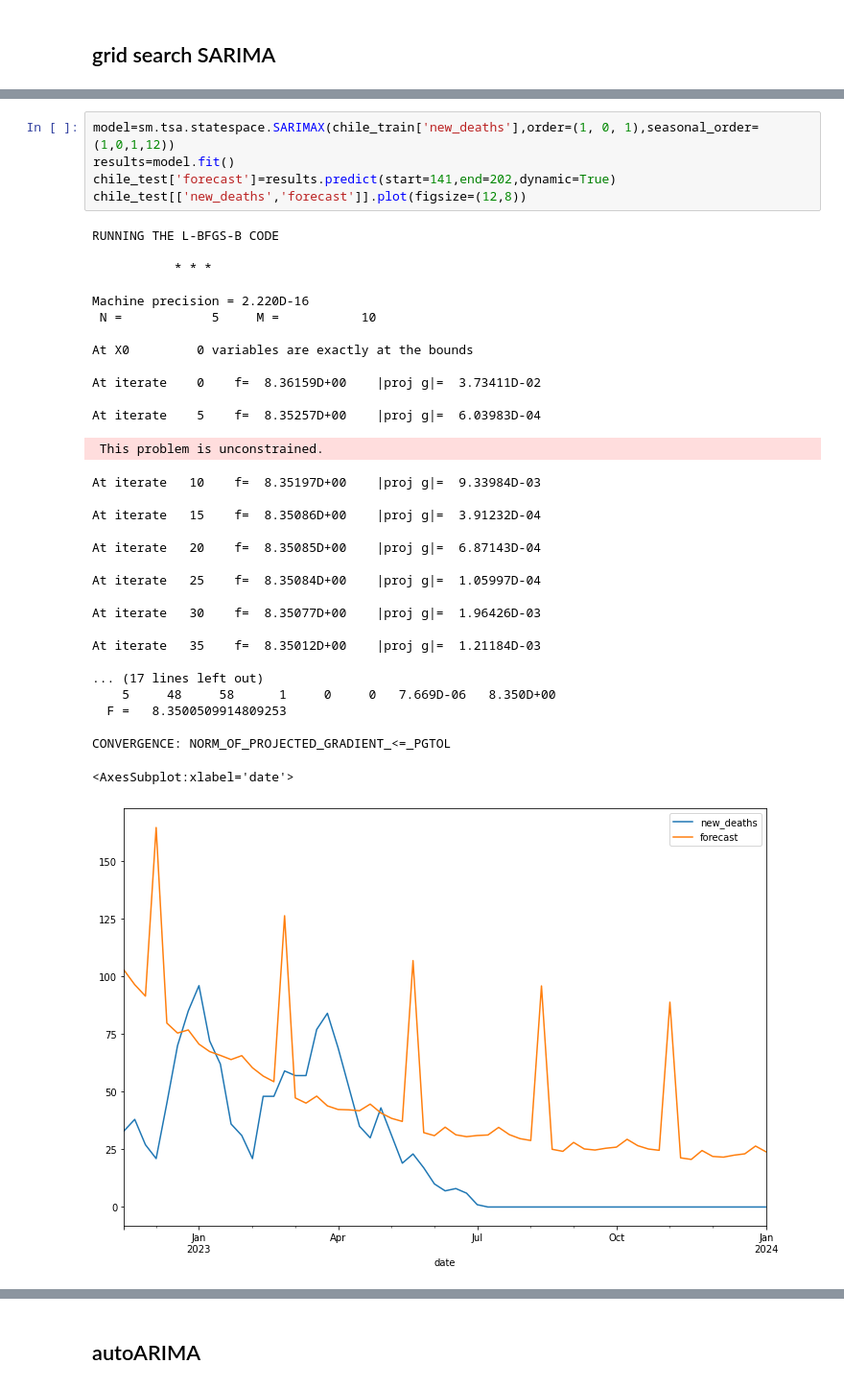
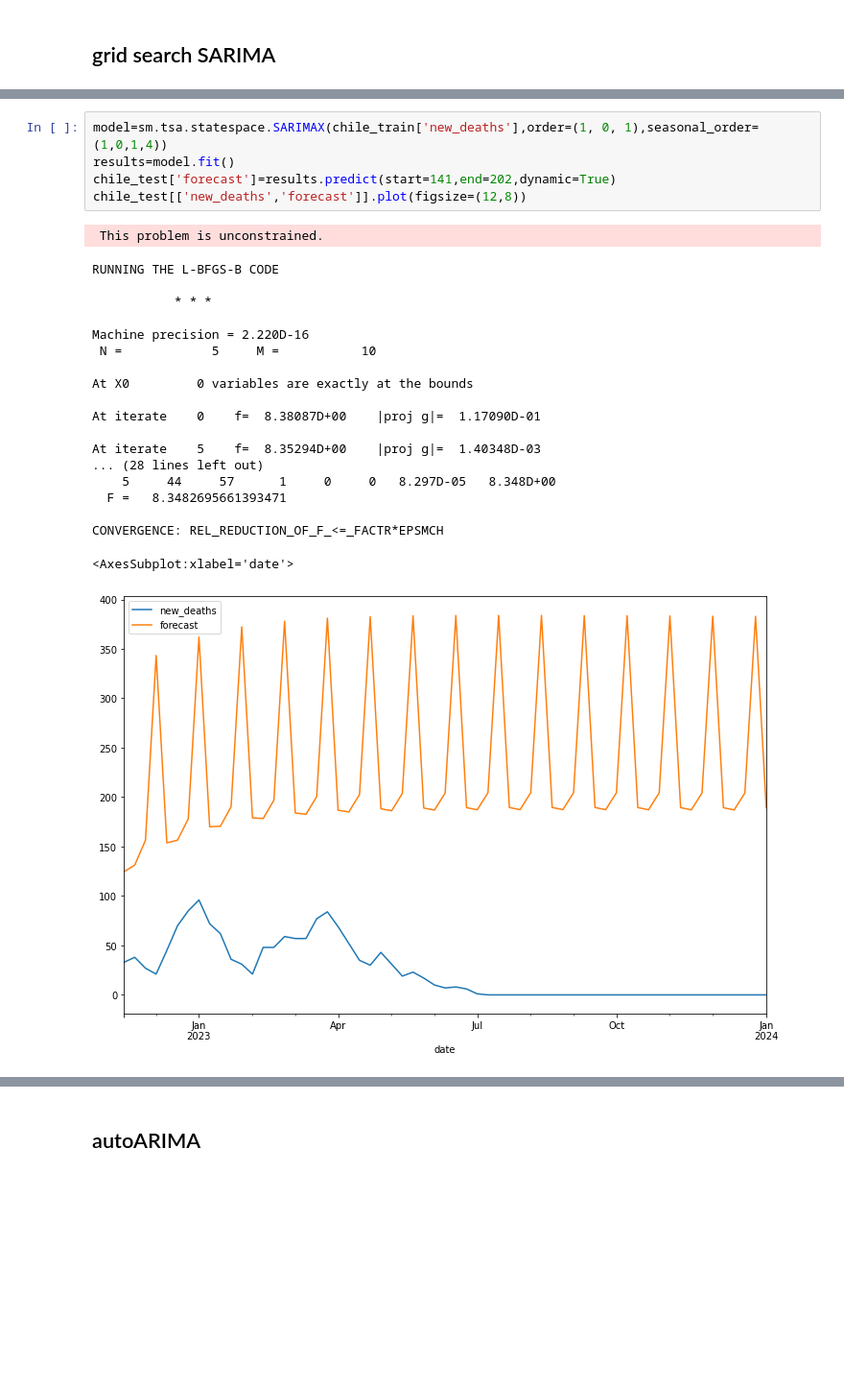
Before and after one commit to y-ginther/DS-Capstone, a Jupyter notebook: ARIMA_c.ipynb, the cells around one changed output, grey strips where cells are left out. Shown at 96% size. Drawn from its saved outputs; the diff is of its cells as text; blank space fills up the shorter version.

```diff
--- a/ARIMA_c.ipynb
+++ b/ARIMA_c.ipynb
@@ -704,40 +710,28 @@ df_results
 # %%
-model=sm.tsa.statespace.SARIMAX(chile_train['new_deaths'],order=(1, 0, 1),seasonal_order=(1,0,1,12))
+model=sm.tsa.statespace.SARIMAX(chile_train['new_deaths'],order=(1, 0, 1),seasonal_order=(1,0,1,4))
 results=model.fit()
 chile_test['forecast']=results.predict(start=141,end=202,dynamic=True)
 chile_test[['new_deaths','forecast']].plot(figsize=(12,8))
 # %% [output]
-RUNNING THE L-BFGS-B CODE
-
-           * * *
-
-Machine precision = 2.220D-16
- N =            5     M =           10
-
-At X0         0 variables are exactly at the bounds
-
-At iterate    0    f=  8.36159D+00    |proj g|=  3.73411D-02
-
-At iterate    5    f=  8.35257D+00    |proj g|=  6.03983D-04
+ This problem is unconstrained.
- This problem is unconstrained.
+RUNNING THE L-BFGS-B CODE
+
+           * * *
+
+Machine precision = 2.220D-16
+ N =            5     M =           10
+
+At X0         0 variables are exactly at the bounds
+
+At iterate    0    f=  8.38087D+00    |proj g|=  1.17090D-01
+
+At iterate    5    f=  8.35294D+00    |proj g|=  1.40348D-03
+... (28 lines left out)
+    5     44     57      1     0     0   8.297D-05   8.348D+00
+  F =   8.3482695661393471
+
+CONVERGENCE: REL_REDUCTION_OF_F_<=_FACTR*EPSMCH
-At iterate   10    f=  8.35197D+00    |proj g|=  9.33984D-03
-
-At iterate   15    f=  8.35086D+00    |proj g|=  3.91232D-04
-
-At iterate   20    f=  8.35085D+00    |proj g|=  6.87143D-04
-
-At iterate   25    f=  8.35084D+00    |proj g|=  1.05997D-04
-
-At iterate   30    f=  8.35077D+00    |proj g|=  1.96426D-03
-
-At iterate   35    f=  8.35012D+00    |proj g|=  1.21184D-03
-
-... (17 lines left out)
-    5     48     58      1     0     0   7.669D-06   8.350D+00
-  F =   8.3500509914809253
-
-CONVERGENCE: NORM_OF_PROJECTED_GRADIENT_<=_PGTOL
+<AxesSubplot:xlabel='date'>
-<AxesSubplot:xlabel='date'>
-[figure, old version]
+[figure, new version]
 # %%
 mae = mean_absolute_error(chile_test['new_deaths'], chile_test['forecast'])
```
Also changed, not shown: parts of 108 cells of this notebook.
